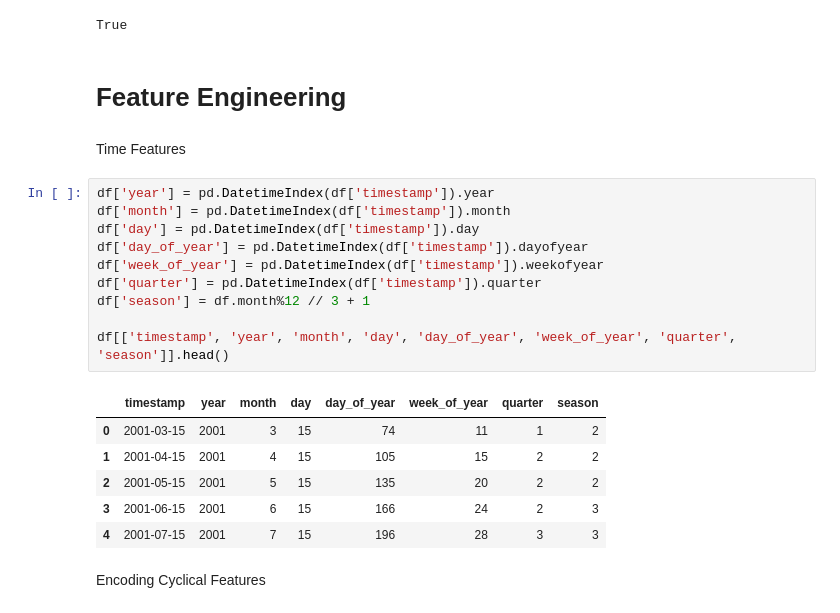
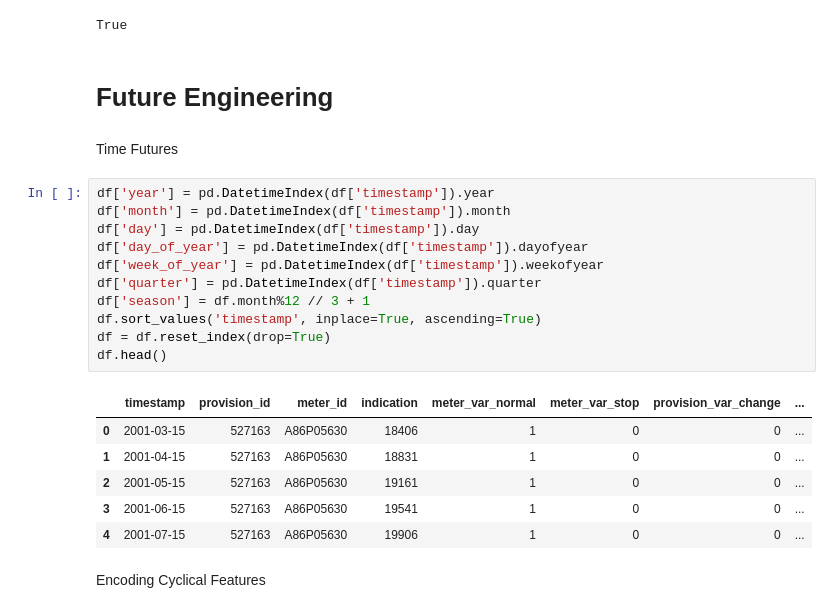
Before and after one commit to geomyll33/Beautez, a Jupyter notebook: EYDAP_Challenge_project.ipynb, the cells around one changed output. Cells and saved outputs as stored; diff of their text form.

```diff
--- a/EYDAP_Challenge_project.ipynb
+++ b/EYDAP_Challenge_project.ipynb
@@ -579,26 +880,27 @@ df.indication.equals(df.indication_diff_1.cumsum() + df.indication.iloc[0])
 # %% [output]
 True
 # %% [markdown]
-# Feature Engineering
+# **Future Engineering**
 # %% [markdown]
-Time Features
+Time Futures
 # %%
 df['year'] = pd.DatetimeIndex(df['timestamp']).year
 df['month'] = pd.DatetimeIndex(df['timestamp']).month
 df['day'] = pd.DatetimeIndex(df['timestamp']).day
 df['day_of_year'] = pd.DatetimeIndex(df['timestamp']).dayofyear
 df['week_of_year'] = pd.DatetimeIndex(df['timestamp']).weekofyear
 df['quarter'] = pd.DatetimeIndex(df['timestamp']).quarter
 df['season'] = df.month%12 // 3 + 1
-
-df[['timestamp', 'year', 'month', 'day', 'day_of_year', 'week_of_year', 'quarter', 'season']].head()
+df.sort_values('timestamp', inplace=True, ascending=True)
+df = df.reset_index(drop=True)
+df.head()
 # %% [output]
-|  | timestamp | year | month | day | day_of_year | week_of_year | quarter | season |
-| 0 | 2001-03-15 | 2001 | 3 | 15 | 74 | 11 | 1 | 2 |
-| 1 | 2001-04-15 | 2001 | 4 | 15 | 105 | 15 | 2 | 2 |
-| 2 | 2001-05-15 | 2001 | 5 | 15 | 135 | 20 | 2 | 2 |
-| 3 | 2001-06-15 | 2001 | 6 | 15 | 166 | 24 | 2 | 3 |
-| 4 | 2001-07-15 | 2001 | 7 | 15 | 196 | 28 | 3 | 3 |
+|  | timestamp | provision_id | meter_id | indication | meter_var_normal | meter_var_stop | provision_var_change | ... |
+| 0 | 2001-03-15 | 527163 | A86P05630 | 18406 | 1 | 0 | 0 | ... |
+| 1 | 2001-04-15 | 527163 | A86P05630 | 18831 | 1 | 0 | 0 | ... |
+| 2 | 2001-05-15 | 527163 | A86P05630 | 19161 | 1 | 0 | 0 | ... |
+| 3 | 2001-06-15 | 527163 | A86P05630 | 19541 | 1 | 0 | 0 | ... |
+| 4 | 2001-07-15 | 527163 | A86P05630 | 19906 | 1 | 0 | 0 | ... |
 # %% [markdown]
 Encoding Cyclical Features
 # %% [markdown]
```
Also changed, not shown: parts of 76 cells of this notebook.
